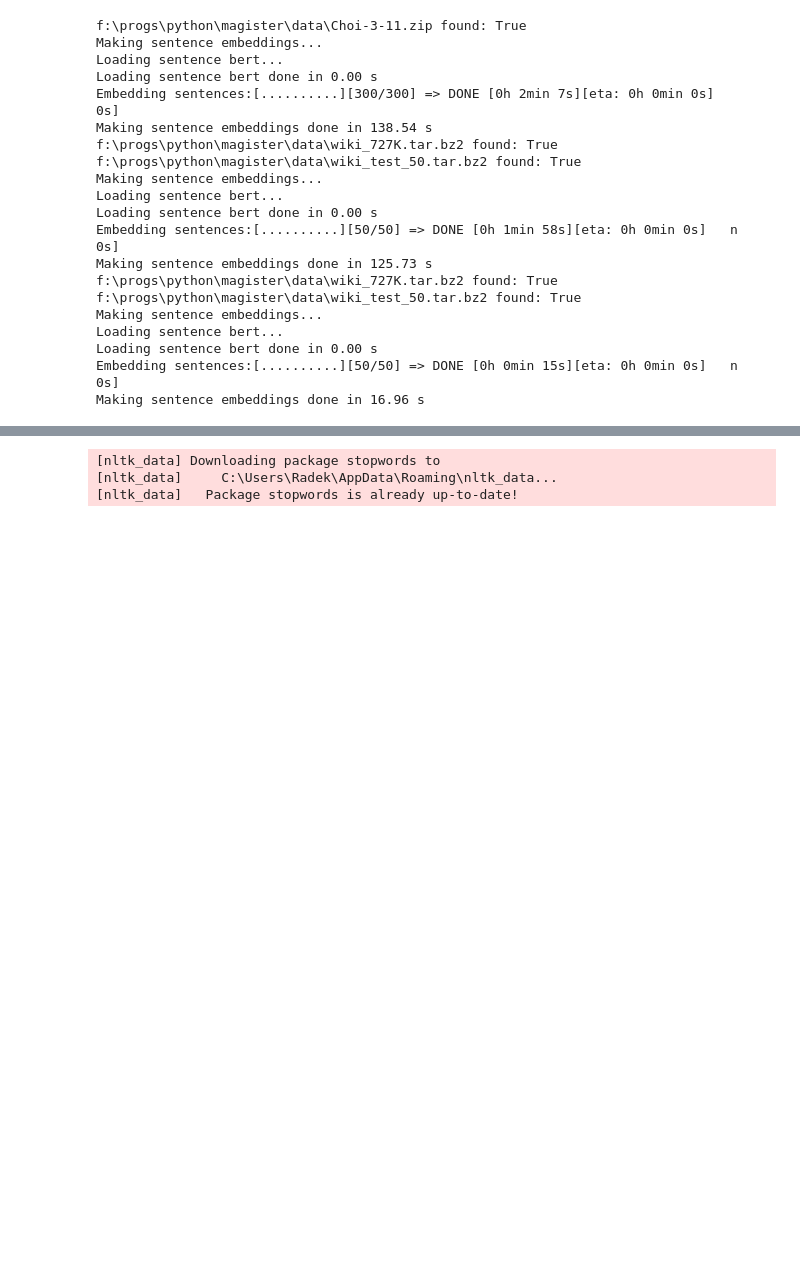
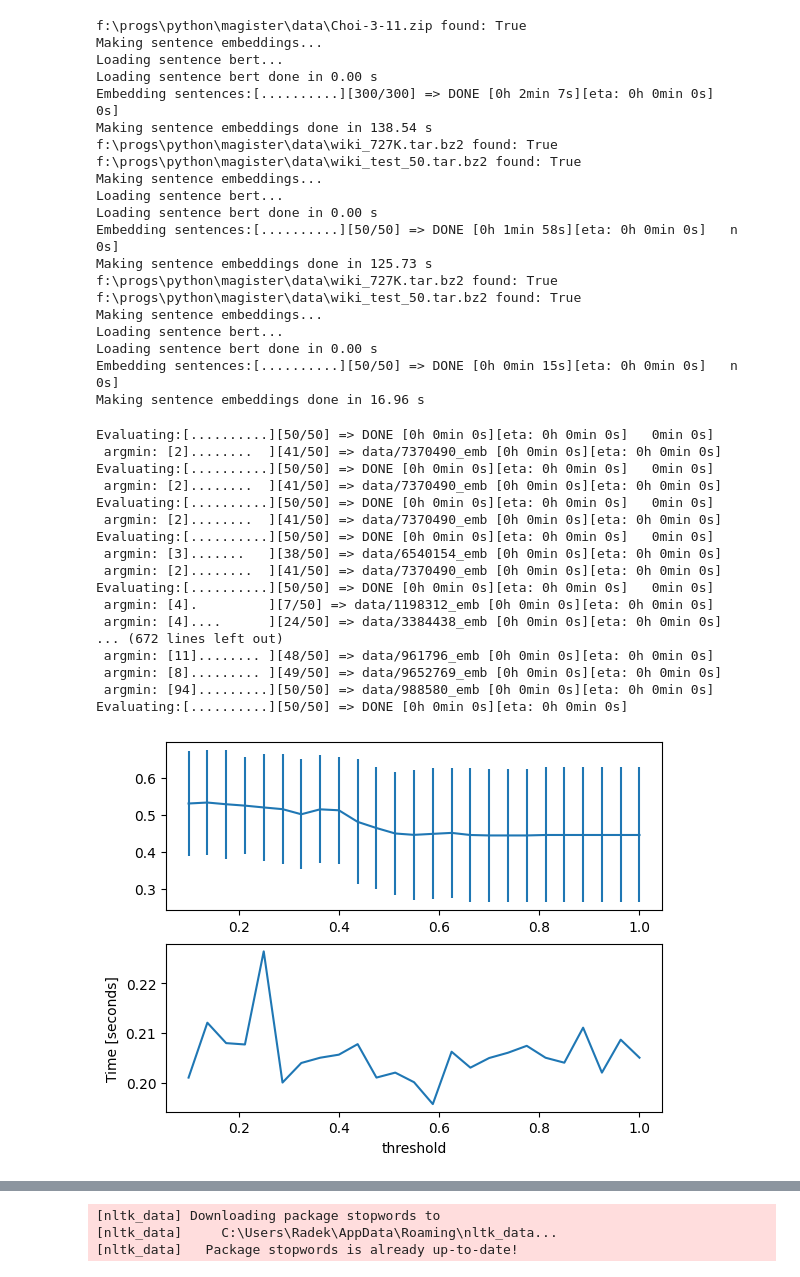
Before and after one commit to radkoder/Text-Segmentation, a Jupyter notebook: src/playground.ipynb, the cells around one changed output, grey strips where cells are left out. Cells and saved outputs as stored; diff of their text form; code cells hidden in the pictures; blank space fills up the shorter version.

```diff
--- a/src/playground.ipynb
+++ b/src/playground.ipynb
@@ -353,3 +380,51 @@ Loading sentence bert...
 Loading sentence bert done in 0.00 s
 Embedding sentences:[..........][50/50] => DONE [0h 0min 15s][eta: 0h 0min 0s]   n 0s]
 Making sentence embeddings done in 16.96 s
+# %%
+from evaluation import evaluate_segmenter
+from algorithms import simple, graphseg
+from datasets import EmbeddedDataset
+import matplotlib.pyplot as plt
+import numpy as np
+import time
+
+
+def evaluate_range(dataset,segmenter_factory,argname, values, window_range = 4):
+    Ms, Ss = [], []
+    Ts = []
+    for x in values:
+        seg = segmenter_factory(**{argname:x})
+        start = time.time()
+        p,w = evaluate_segmenter(dataset,seg,window_range)
+        end = time.time()
+        Ms.append(np.mean(p))
+        Ss.append(np.std(w))
+        Ts.append(end - start)
+    plt.subplot(2,1,1)
+    plt.errorbar(values,Ms,Ss)
+    plt.subplot(2,1,2)
+    plt.plot(values,Ts)
+    plt.xlabel(argname)
+    plt.ylabel("Time [seconds]")
+
+with EmbeddedDataset('wiki_segments.npz') as ds:
+    evaluate_range(ds,simple.with_params,"threshold",np.linspace(0.1,1,num=25))
+# %% [output]
+Evaluating:[..........][50/50] => DONE [0h 0min 0s][eta: 0h 0min 0s]   0min 0s]
+ argmin: [2]........  ][41/50] => data/7370490_emb [0h 0min 0s][eta: 0h 0min 0s]
+Evaluating:[..........][50/50] => DONE [0h 0min 0s][eta: 0h 0min 0s]   0min 0s]
+ argmin: [2]........  ][41/50] => data/7370490_emb [0h 0min 0s][eta: 0h 0min 0s]
+Evaluating:[..........][50/50] => DONE [0h 0min 0s][eta: 0h 0min 0s]   0min 0s]
+ argmin: [2]........  ][41/50] => data/7370490_emb [0h 0min 0s][eta: 0h 0min 0s]
+Evaluating:[..........][50/50] => DONE [0h 0min 0s][eta: 0h 0min 0s]   0min 0s]
+ argmin: [3].......   ][38/50] => data/6540154_emb [0h 0min 0s][eta: 0h 0min 0s]
+ argmin: [2]........  ][41/50] => data/7370490_emb [0h 0min 0s][eta: 0h 0min 0s]
+Evaluating:[..........][50/50] => DONE [0h 0min 0s][eta: 0h 0min 0s]   0min 0s]
+ argmin: [4].         ][7/50] => data/1198312_emb [0h 0min 0s][eta: 0h 0min 0s]
+ argmin: [4]....      ][24/50] => data/3384438_emb [0h 0min 0s][eta: 0h 0min 0s]
+... (672 lines left out)
+ argmin: [11]........ ][48/50] => data/961796_emb [0h 0min 0s][eta: 0h 0min 0s]
+ argmin: [8]......... ][49/50] => data/9652769_emb [0h 0min 0s][eta: 0h 0min 0s]
+ argmin: [94].........][50/50] => data/988580_emb [0h 0min 0s][eta: 0h 0min 0s]
+Evaluating:[..........][50/50] => DONE [0h 0min 0s][eta: 0h 0min 0s]
+[figure, added]
```
Also changed, not shown: parts of 9 cells of this notebook, 4 other files.
